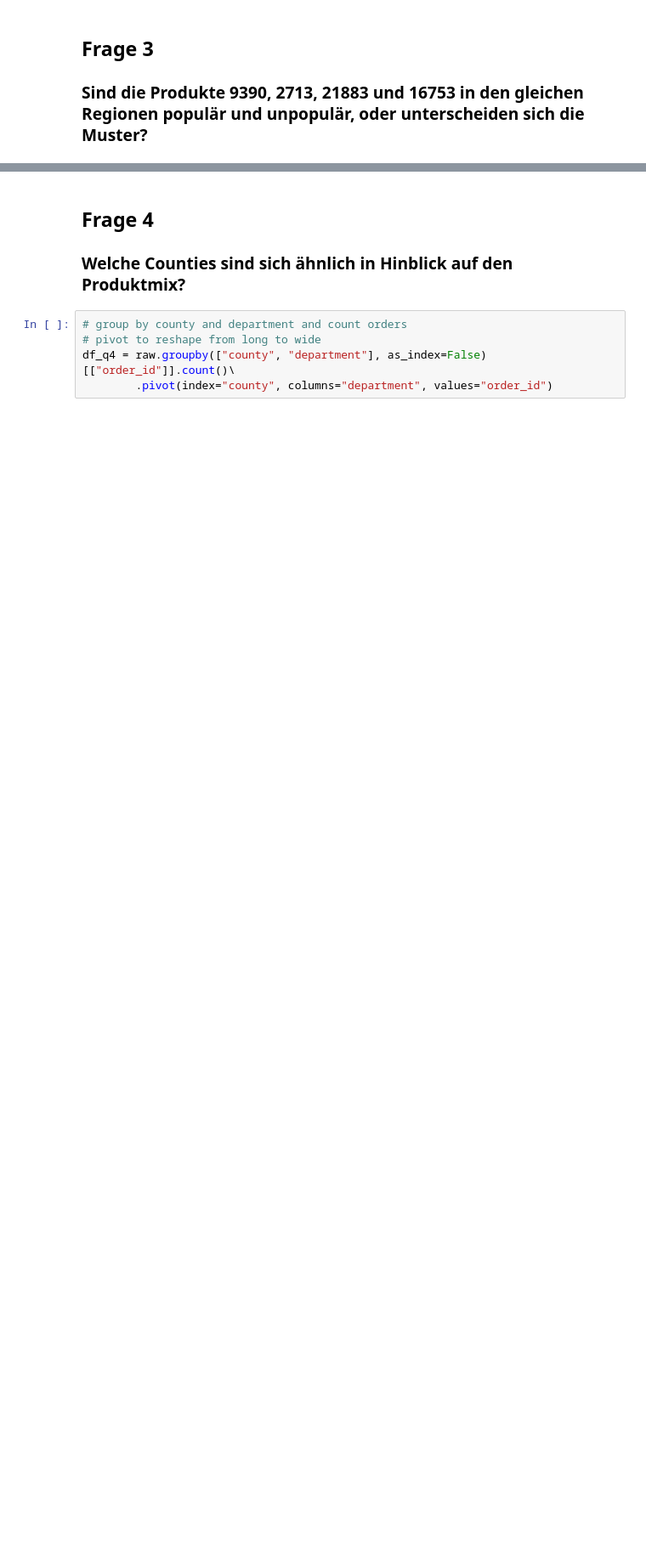
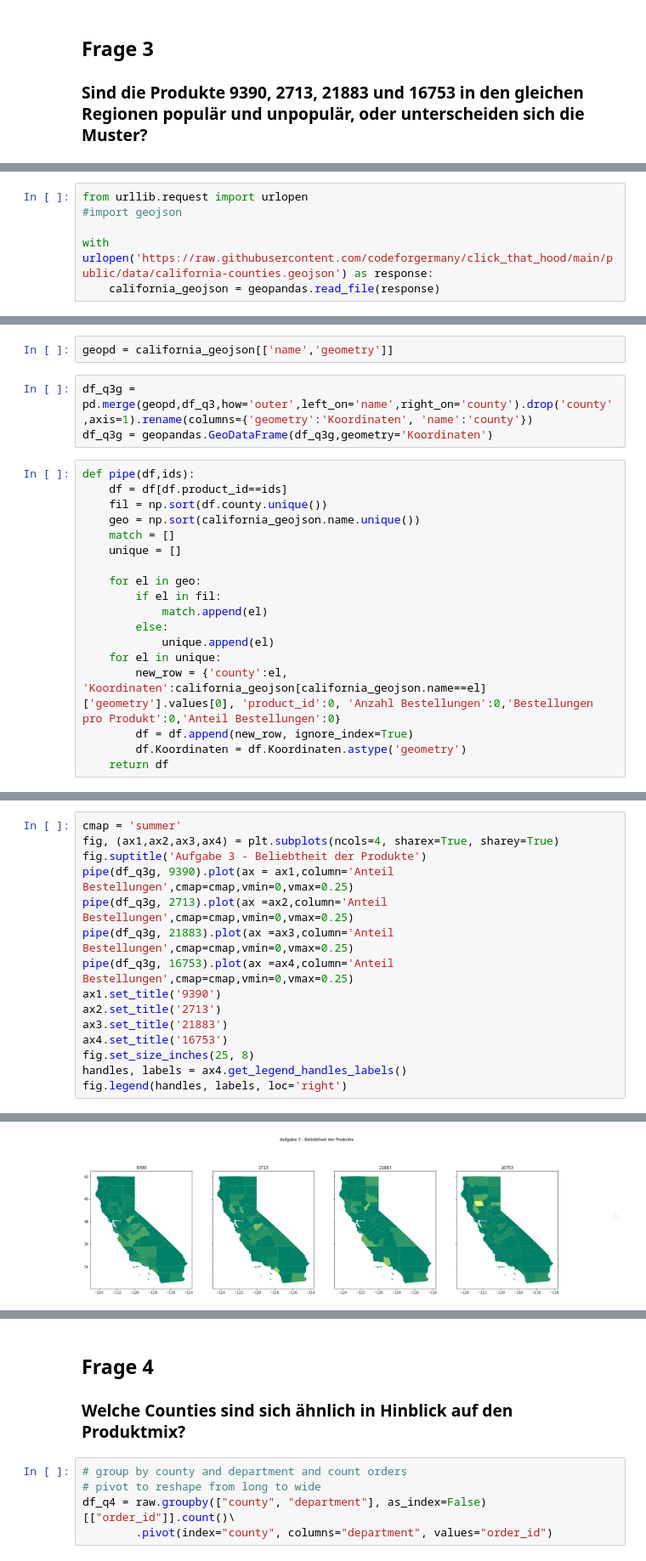
Before and after one commit to lenaas/lebensmittelhandel, a Jupyter notebook: Fragen1-5.ipynb, the cells around one changed output, grey strips where cells are left out. Shown at 85% size. Drawn from its saved outputs; the diff is of its cells as text; blank space fills up the shorter version.

```diff
--- a/Fragen1-5.ipynb
+++ b/Fragen1-5.ipynb
@@ -92,0 +228,6 @@ df_q3.sort_values(by="Anteil Bestellungen")
+# %%
+from urllib.request import urlopen
+#import geojson
+
+with urlopen('https://raw.githubusercontent.com/codeforgermany/click_that_hood/main/public/data/california-counties.geojson') as response:
+    california_geojson = geopandas.read_file(response)
@@ -92,0 +264,23 @@ df_q3.sort_values(by="Anteil Bestellungen")
+# %%
+geopd = california_geojson[['name','geometry']]
+# %%
+df_q3g = pd.merge(geopd,df_q3,how='outer',left_on='name',right_on='county').drop('county',axis=1).rename(columns={'geometry':'Koordinaten', 'name':'county'})
+df_q3g = geopandas.GeoDataFrame(df_q3g,geometry='Koordinaten')
+# %%
+def pipe(df,ids):
+    df = df[df.product_id==ids]
+    fil = np.sort(df.county.unique())
+    geo = np.sort(california_geojson.name.unique())
+    match = []
+    unique = []
+
+    for el in geo:
+        if el in fil:
+            match.append(el)
+        else:
+            unique.append(el)
+    for el in unique:
+        new_row = {'county':el, 'Koordinaten':california_geojson[california_geojson.name==el]['geometry'].values[0], 'product_id':0, 'Anzahl Bestellungen':0,'Bestellungen pro Produkt':0,'Anteil Bestellungen':0}
+        df = df.append(new_row, ignore_index=True)
+        df.Koordinaten = df.Koordinaten.astype('geometry')
+    return df
@@ -92,0 +289,16 @@ df_q3.sort_values(by="Anteil Bestellungen")
+# %%
+cmap = 'summer'
+fig, (ax1,ax2,ax3,ax4) = plt.subplots(ncols=4, sharex=True, sharey=True)
+fig.suptitle('Aufgabe 3 - Beliebtheit der Produkte')
+pipe(df_q3g, 9390).plot(ax = ax1,column='Anteil Bestellungen',cmap=cmap,vmin=0,vmax=0.25)
+pipe(df_q3g, 2713).plot(ax =ax2,column='Anteil Bestellungen',cmap=cmap,vmin=0,vmax=0.25)
+pipe(df_q3g, 21883).plot(ax =ax3,column='Anteil Bestellungen',cmap=cmap,vmin=0,vmax=0.25)
+pipe(df_q3g, 16753).plot(ax =ax4,column='Anteil Bestellungen',cmap=cmap,vmin=0,vmax=0.25)
+ax1.set_title('9390')
+ax2.set_title('2713')
+ax3.set_title('21883')
+ax4.set_title('16753')
+fig.set_size_inches(25, 8)
+handles, labels = ax4.get_legend_handles_labels()
+fig.legend(handles, labels, loc='right')
+# %% [output]
@@ -92,0 +306 @@ df_q3.sort_values(by="Anteil Bestellungen")
+[figure, added]
```
Also changed, not shown: parts of 62 cells of this notebook.
